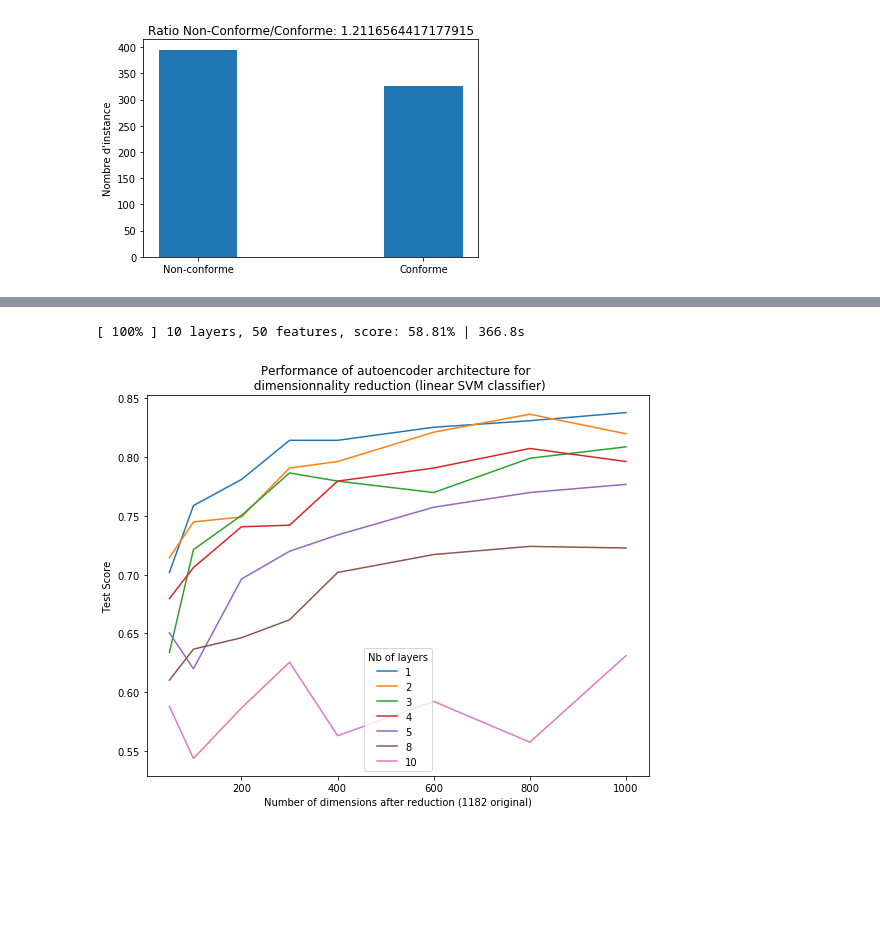
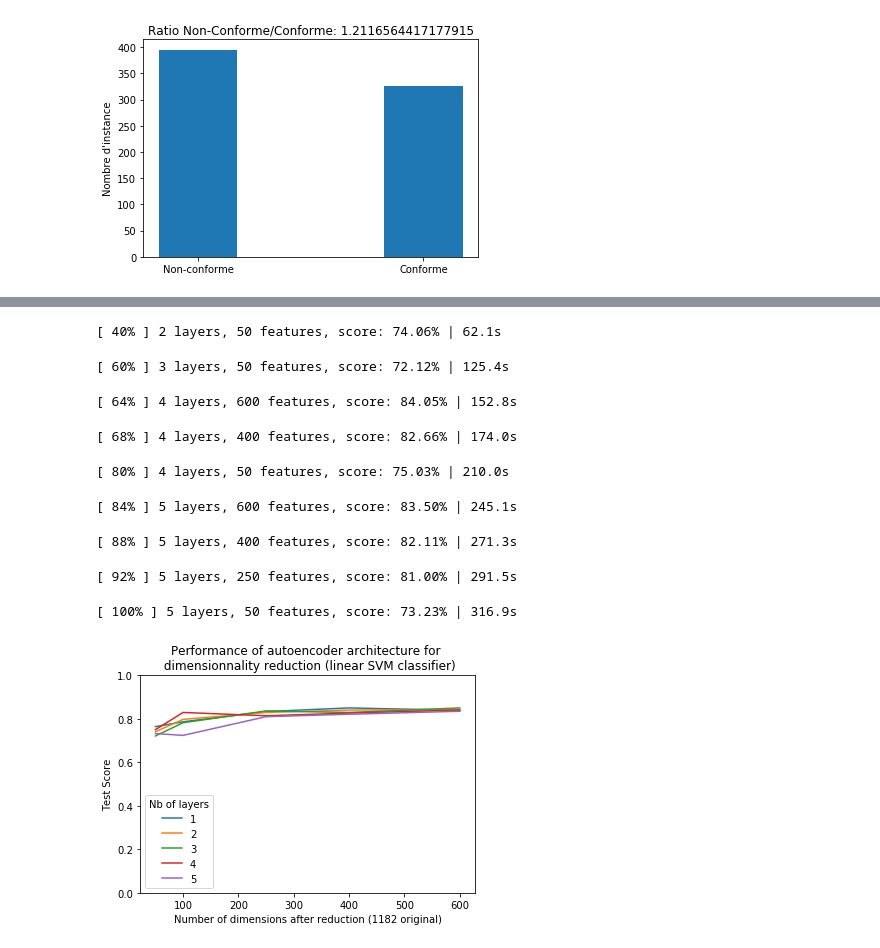
Before and after one commit to benjaminMatteJean/Projet4101, a Jupyter notebook: Clustering.ipynb, the cells around one changed output, grey strips where cells are left out. Cells and saved outputs as stored; diff of their text form; code cells hidden in the pictures; blank space fills up the shorter version.

```diff
--- a/Clustering.ipynb
+++ b/Clustering.ipynb
@@ -61,10 +64,12 @@ from matplotlib import pyplot
 smaller_unlabeled = numpy.load('smaller_unlabeled.npy')
 labeled = numpy.load('labeled.npy')
 
-X, y = labeled[:, :-1], labeled[:, -1]
-X_train, X_test, y_train, y_test = train_test_split(X, y, test_size=0.5, random_state=42)
+X, y_labeled = labeled[:, :-1], labeled[:, -1].astype(int)
+X_train, X_test, y_train, y_test = train_test_split(X, y_labeled, test_size=0.5, random_state=42)
 
 # Convert Data to pytorch tensors
+device = "cuda" if torch.cuda.is_available() else "cpu"
+X_tensor = torch.from_numpy(X).float().to(device)
 X_train_tensor = torch.from_numpy(X_train).float().to(device)
 y_train_tensor = torch.from_numpy(y_train).float().to(device)
 X_test_tensor = torch.from_numpy(X_test).float().to(device)
@@ -111,10 +136,7 @@ class RAMQDatasetForAE(Dataset):
     def __len__(self):
         return len(self.data)
 # %%
-# Clustering model
-# Ref tied weights:
-# https://discuss.pytorch.org/t/how-to-create-and-train-a-tied-autoencoder/2585/13
-# https://gist.github.com/InnovArul/500e0c57e88300651f8005f9bd0d12bc
+# PARAMETRISED ENCODER AND DECODER
 
 class Encoder(nn.Module):
     def __init__(self, dimensions,
@@ -123,7 +145,7 @@ class Encoder(nn.Module):
                  activation=nn.ReLU(),
                  init=None,
                 ):
-        super(Encoder, self).__init__()
+        super().__init__()
 
         self.activation = activation
         self.init = init
@@ -168,7 +190,7 @@ class Encoder(nn.Module):
 
 class DecoderFromEncoder(nn.Module):
     def __init__(self, encoder):
-        super(DecoderFromEncoder, self).__init__()
+        super().__init__()
 
         # Copy encoder hyperparams
         activation = encoder.activation
@@ -342,7 +405,7 @@ start_time = time.time()
 input_d = numpy.shape(smaller_unlabeled)[1]
 
 K = [600, 400, 250, 100, 50]
-L = [1, 2]
+L = [1, 2, 3, 4, 5]
 
 step = 1/(len(K)*len(L))
 
@@ -350,11 +413,11 @@ for i, l in enumerate(L):
     scores = []
     for j, k in enumerate(K):
         encoder = Encoder(dimensions=input_d,
-                            k_features=k,
-                            nb_layers=l)
+                          k_features=k,
+                          nb_layers=l)
 
         # train on unlabeled data
-        pretrainAutoEncoder(encoder, nb_epoch=10, verbose=False)
+        trainAutoEncoder(encoder, nb_epoch=10, verbose=False)
 
 
         # Reduce dimensions on inputs
@@ -378,6 +441,7 @@ for i, l in enumerate(L):
 
 pyplot.title(f'Performance of autoencoder architecture for \n dimensionnality reduction (linear SVM classifier)')
 pyplot.ylabel('Test Score')
+pyplot.ylim(0, 1)
 pyplot.xlabel(f'Number of dimensions after reduction ({input_d} original)')
 pyplot.legend(title="Nb of layers")
 pyplot.show()
@@ -387,4 +451,5 @@ pyplot.show()
 # %%
+# ELU ACTIVATION and He init
 # Test effect of number of k reduced dimensions
 # and network depth
 start_time = time.time()
@@ -392,8 +457,8 @@ start_time = time.time()
 # Input_dimensions length
 input_d = numpy.shape(smaller_unlabeled)[1]
 
-K = [1000, 800, 600, 400, 300, 200, 100, 50]
-L = [1, 2, 3, 4, 5, 8, 10]
+K = [600, 400, 250, 100, 50]
+L = [1, 2, 3, 4, 5]
 
 step = 1/(len(K)*len(L))
 
@@ -403,40 +468,49 @@ for i, l in enumerate(L):
         encoder = Encoder(dimensions=input_d,
                             k_features=k,
                             nb_layers=l,
-                            activation=nn.LeakyReLU(),
-                            init=nn.init.xavier_uniform_
+                            activation=nn.ELU(),
+                            init=nn.init.kaiming_normal_
                            )
 
         # train on unlabeled data
-        pretrainAutoEncoder(model, verbose=False)
+        trainAutoEncoder(encoder, verbose=False)
 
         # Reduce dimensions on inputs
         encoder.eval()
         X_train_reduced = encoder(X_train_tensor).detach().numpy()
         X_test_reduced = encoder(X_test_tensor).detach().numpy()
 
         # Train Linear SVM
         clf = LinearSVC()
         clf.fit(X_train_reduced, y_train)
 
         # Calculate validation performance
         score = clf.score(X_test_reduced, y_test)
         scores.append(score)
 
         # Display progress
         progress = 100*((step*(i)*len(K))+(step*(j+1)))
         print(f'[ {progress:.0f}% ] {l} layers, {k} features, score: {(100*score):.2f}% | {(time.time()-start_time):.1f}s \t', end='\r')
 
     pyplot.plot(K, scores, label=f'{l}')
 
 pyplot.title(f'Performance of autoencoder architecture for \n dimensionnality reduction (linear SVM classifier)')
 pyplot.ylabel('Test Score')
+pyplot.ylim(0, 1)
 pyplot.xlabel(f'Number of dimensions after reduction ({input_d} original)')
 pyplot.legend(title="Nb of layers")
 pyplot.show()
 # %% [output]
-[ 100% ] 10 layers, 50 features, score: 58.81% | 366.8s
+[ 40% ] 2 layers, 50 features, score: 74.06% | 62.1s
+[ 60% ] 3 layers, 50 features, score: 72.12% | 125.4s
+[ 64% ] 4 layers, 600 features, score: 84.05% | 152.8s
+[ 68% ] 4 layers, 400 features, score: 82.66% | 174.0s
+[ 80% ] 4 layers, 50 features, score: 75.03% | 210.0s
+[ 84% ] 5 layers, 600 features, score: 83.50% | 245.1s
+[ 88% ] 5 layers, 400 features, score: 82.11% | 271.3s
+[ 92% ] 5 layers, 250 features, score: 81.00% | 291.5s
+[ 100% ] 5 layers, 50 features, score: 73.23% | 316.9s
-[figure, old version]
+[figure, new version]
 # %%
 # AE clustering optimisation
 # Must retrain the autoencoder from pretrained weights
```
Also changed, not shown: parts of 6 cells of this notebook.
